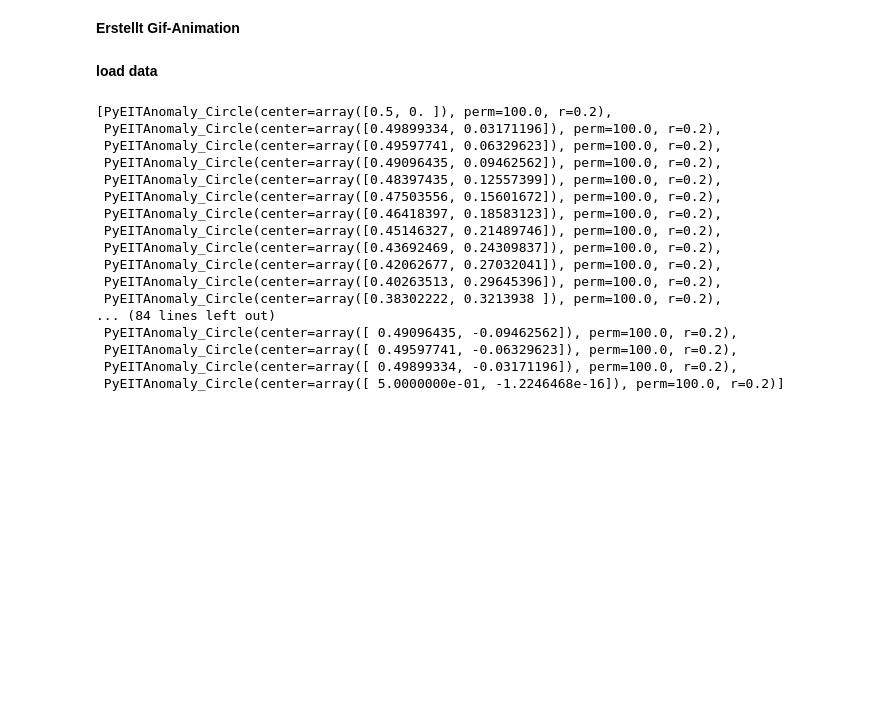
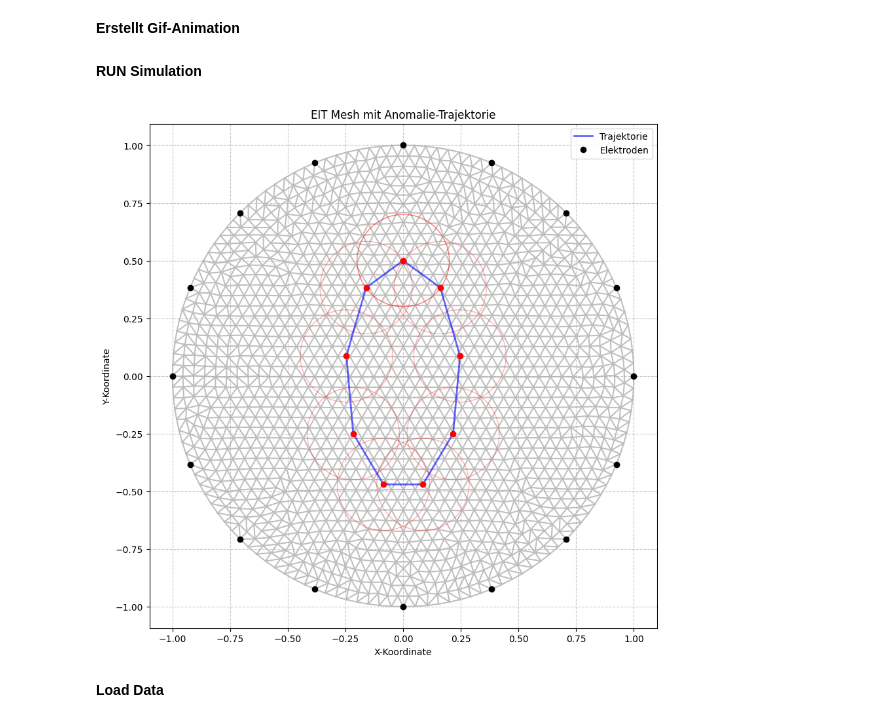
Before and after one commit to Peer076/Master-Thesis-EIT, a Jupyter notebook: simulation.ipynb, the cells around one changed output. Cells and saved outputs as stored; diff of their text form; code cells hidden in the pictures; blank space fills up the shorter version.

```diff
--- a/simulation.ipynb
+++ b/simulation.ipynb
@@ -26,3 +27,6 @@ from src.util import plot_mesh
 #helper.append()
 
 #helper2 = np.array()
+
+
+lookup_list = []
@@ -84,13 +171,14 @@ def createAnomaly (Nsteps,r,r_path):
 # %% [markdown]
 **Erstellt Gif-Animation**
 # %%
-def createAnimation(mesh_new_list, protocol_obj, output_gif="animation_with_movement.gif"):
+def createAnimation(traj,mesh_new_list, protocol_obj, output_gif="animation_with_movement.gif"):
 
     image_files = []
-
+    output_gif = f"animation_{traj}.gif"
     # Loop durch jede Anomalie-Position
+    center_coords = []
     for i, mesh_data in enumerate(mesh_new_list):
-
+        center_coords.append([mesh_data["x"], mesh_data["y"]])
         # Loop durch jedes Elektrodenpaar für die aktuelle Anomalie-Position
         for j, ex_line in enumerate(protocol_obj.ex_mat):
             fig, ax1 = plt.subplots(figsize=(9, 6))
@@ -119,7 +207,13 @@ def createAnimation(mesh_new_list, protocol_obj, output_gif="animation_with_move
             for e_idx, e in enumerate(el_pos):
                 ax1.text(x[e], y[e], str(e_idx + 1), size=12)
 
-            ax1.set_title(f"Equi-potential lines (Anomaly Position {i+1}, Electrodes {j+1})")
+            center_x = [coord[0] for coord in center_coords]
+            center_y = [coord[1] for coord in center_coords]
+            ax1.plot(center_x, center_y, marker='o', color='b', label="Trajectory Path")
+
+            # Plotte das Zentrum der aktuellen Anomalie
+            ax1.scatter(mesh_data["x"], mesh_data["y"], color="r", label="Anomaly Center")
+            ax1.set_title(f"Trajectory-Path:{ traj}, Injection Electrode-Pair: [{ex_line[0]};{ex_line[1]}]")
             ax1.set_aspect("equal")
             ax1.set_ylim([-1.2, 1.2])
             ax1.set_xlim([-1.2, 1.2])
@@ -138,14 +232,3 @@ def createAnimation(mesh_new_list, protocol_obj, output_gif="animation_with_move
     # Einzelbilder löschen
     for image in image_files:
         os.remove(image)
-
-def storeData (mesh_new_list):
-    for i in range(len(mesh_new_list)):
-
-        np.savez("data/sample_{0:06d}.npz".format(i), v=mesh_new_list[i]["v"], anomalie=mesh_new_list[i]["anomaly"])
-
-
-mesh_new_list = createAnomaly(100, 0.2, 0.5)
-protocol_obj = protocol.create(n_el, dist_exc=4, step_meas=1, parser_meas="std")
-#createAnimation(mesh_new_list, protocol_obj)
-storeData(mesh_new_list)
@@ -152,4 +271,20 @@ storeData(mesh_new_list)
+# %% [markdown]
+**RUN Simulation**
+# %%
+Nstep = 10                        # Anzahl der Steps
+r_anomaly = 0.2                     # Radius der Anomaly
+r_path = 0.5                        # Radius der Kreisbahn
+traj = "ellipse"
+
+lookup_list = generateData(traj,Nstep,r_anomaly,r_path,lookup_list)
+
+# print(lookup_list)
+
+#TODO: neue Trajektorien einbauen
+#TODO: load Funktion einbauen
+# %% [output]
+[figure, added]
 # %% [markdown]
-**load data**
+**Load Data**
 # %%
 from glob import glob
@@ -165,20 +290,0 @@ for file in file_list:
-# %%
-A
-# %% [output]
-[PyEITAnomaly_Circle(center=array([0.5, 0. ]), perm=100.0, r=0.2),
- PyEITAnomaly_Circle(center=array([0.49899334, 0.03171196]), perm=100.0, r=0.2),
- PyEITAnomaly_Circle(center=array([0.49597741, 0.06329623]), perm=100.0, r=0.2),
- PyEITAnomaly_Circle(center=array([0.49096435, 0.09462562]), perm=100.0, r=0.2),
- PyEITAnomaly_Circle(center=array([0.48397435, 0.12557399]), perm=100.0, r=0.2),
- PyEITAnomaly_Circle(center=array([0.47503556, 0.15601672]), perm=100.0, r=0.2),
- PyEITAnomaly_Circle(center=array([0.46418397, 0.18583123]), perm=100.0, r=0.2),
- PyEITAnomaly_Circle(center=array([0.45146327, 0.21489746]), perm=100.0, r=0.2),
- PyEITAnomaly_Circle(center=array([0.43692469, 0.24309837]), perm=100.0, r=0.2),
- PyEITAnomaly_Circle(center=array([0.42062677, 0.27032041]), perm=100.0, r=0.2),
- PyEITAnomaly_Circle(center=array([0.40263513, 0.29645396]), perm=100.0, r=0.2),
- PyEITAnomaly_Circle(center=array([0.38302222, 0.3213938 ]), perm=100.0, r=0.2),
-... (84 lines left out)
- PyEITAnomaly_Circle(center=array([ 0.49096435, -0.09462562]), perm=100.0, r=0.2),
- PyEITAnomaly_Circle(center=array([ 0.49597741, -0.06329623]), perm=100.0, r=0.2),
- PyEITAnomaly_Circle(center=array([ 0.49899334, -0.03171196]), perm=100.0, r=0.2),
- PyEITAnomaly_Circle(center=array([ 5.0000000e-01, -1.2246468e-16]), perm=100.0, r=0.2)]
```
Also changed, not shown: parts of 14 cells of this notebook, 2 other files.
